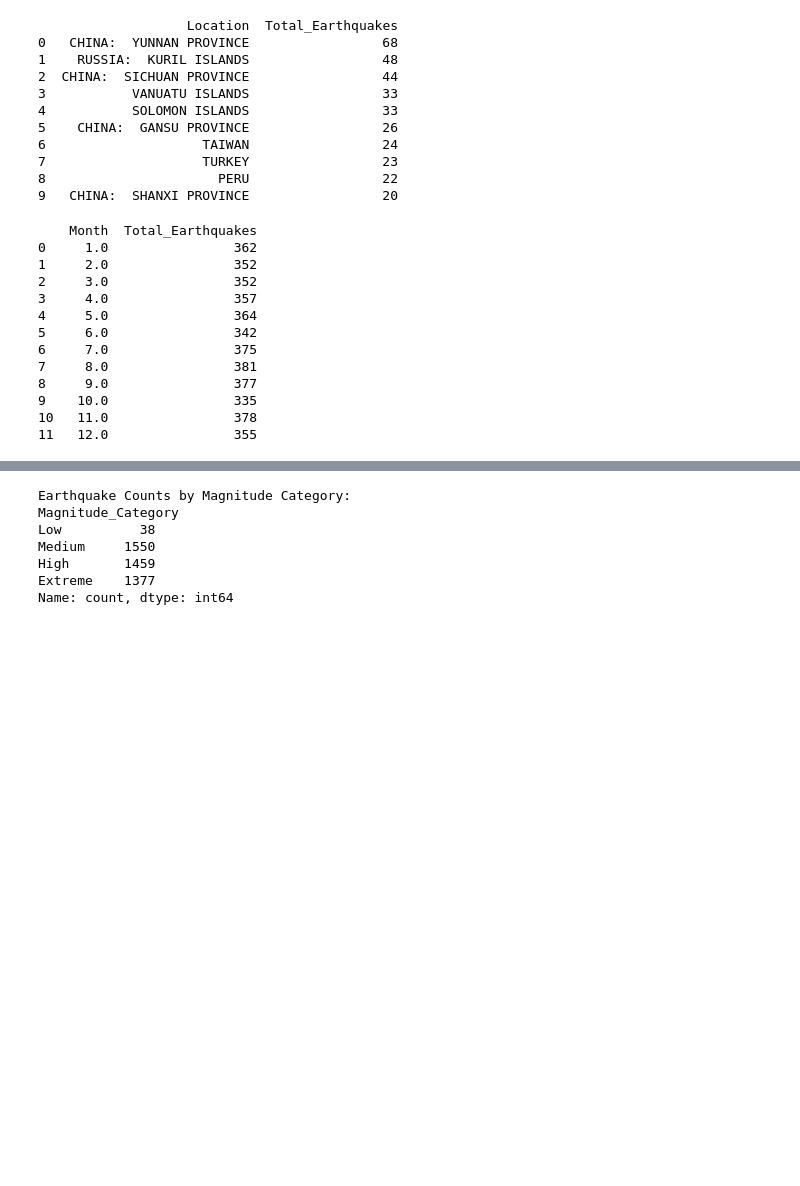
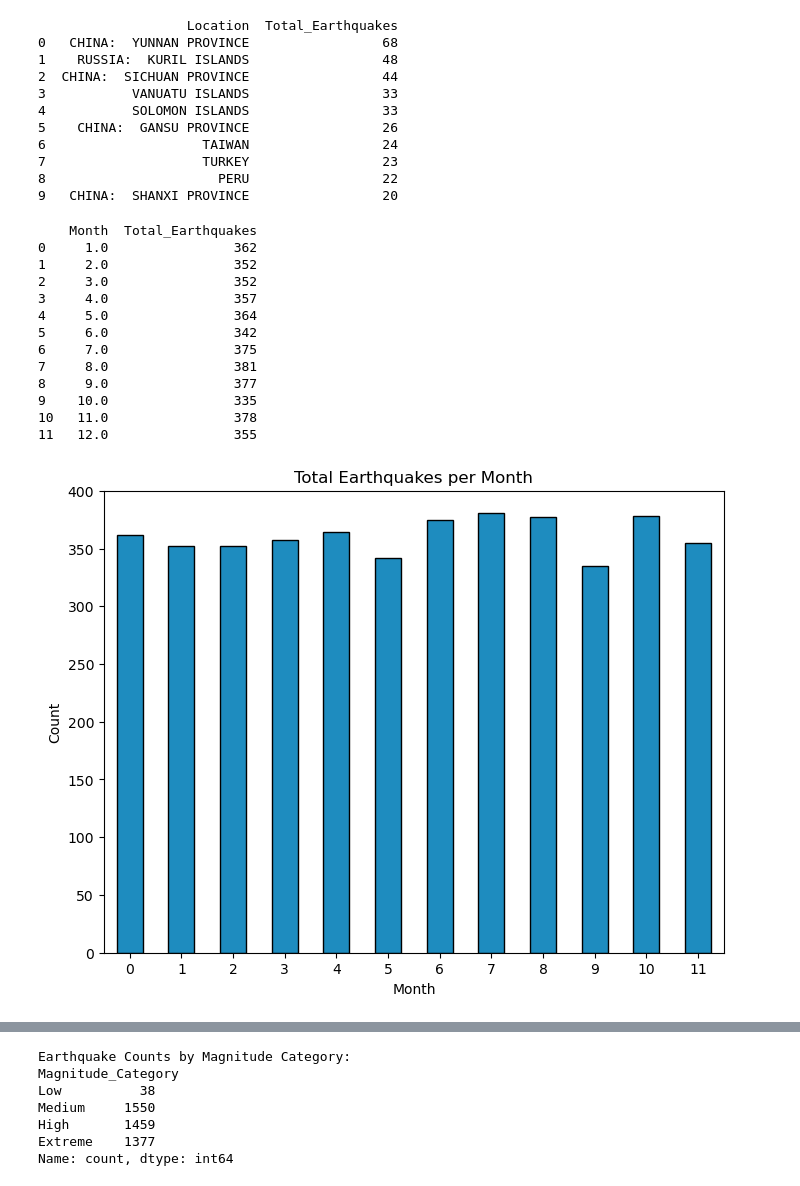
Before and after one commit to Hu9o73/P4DS_Earthquakes, a Jupyter notebook: partiel.ipynb, the cells around one changed output, grey strips where cells are left out. Drawn from its saved outputs; the diff is of its cells as text; code cells hidden in the pictures; blank space fills up the shorter version.

```diff
--- a/partiel.ipynb
+++ b/partiel.ipynb
@@ -185,33 +193,42 @@ def monthly_distribution(data):
     """
     Extracts the month from 'Mo' column and counts earthquakes per month.
 
     Parameters:
     data (pd.DataFrame): The dataset containing 'Mo' column.
 
     Returns:
     pd.DataFrame: A summary of earthquakes by month.
     """
     result = data['Mo'].value_counts().sort_index().reset_index()
     result.columns = ['Month', 'Total_Earthquakes']
     return result
 
 # Example usage
 monthly_earthquakes = monthly_distribution(data)
 print(monthly_earthquakes)
+
+plt.figure(figsize=(8, 6))
+monthly_earthquakes["Total_Earthquakes"].plot(kind='bar', color='#1e8cbf', edgecolor='black')
+plt.title('Total Earthquakes per Month')
+plt.xlabel('Month')
+plt.ylabel('Count')
+plt.xticks(rotation=0)  # Keep x-axis labels horizontal
+plt.show()
 # %% [output]
     Month  Total_Earthquakes
 0     1.0                362
 1     2.0                352
 2     3.0                352
 3     4.0                357
 4     5.0                364
 5     6.0                342
 6     7.0                375
 7     8.0                381
 8     9.0                377
 9    10.0                335
 10   11.0                378
 11   12.0                355
+[figure, added]
 # %%
 def average_depth_by_magnitude(data):
     """
```
Also changed, not shown: parts of 4 cells of this notebook, 7 other files.
